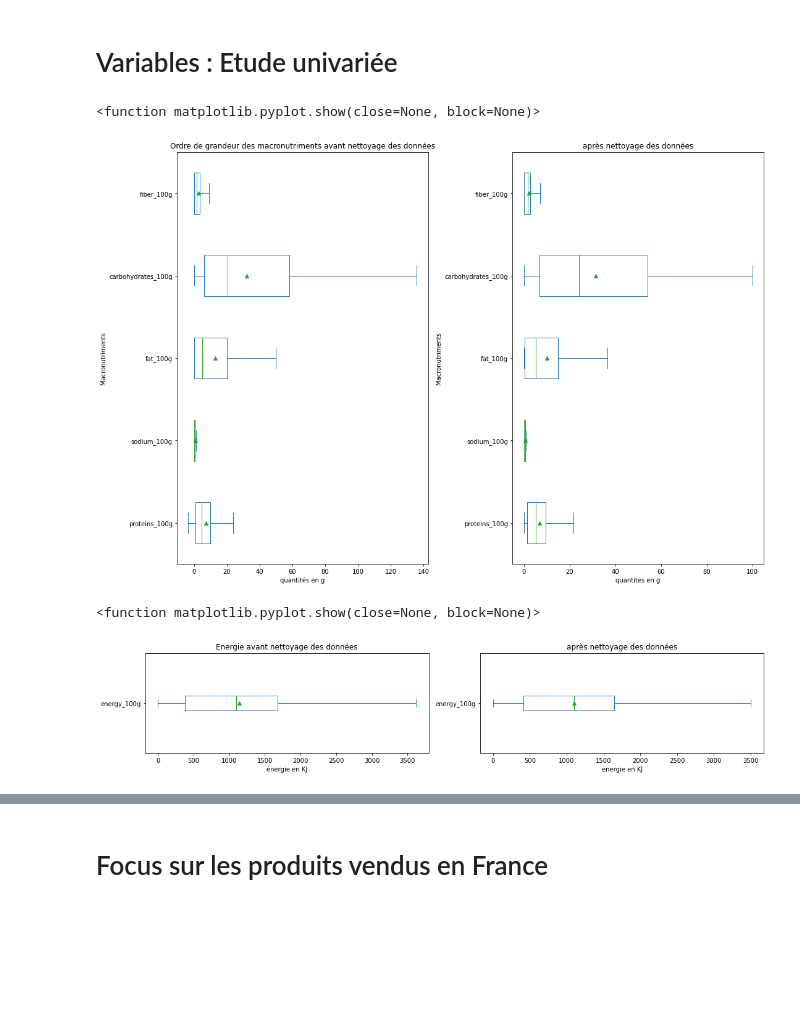
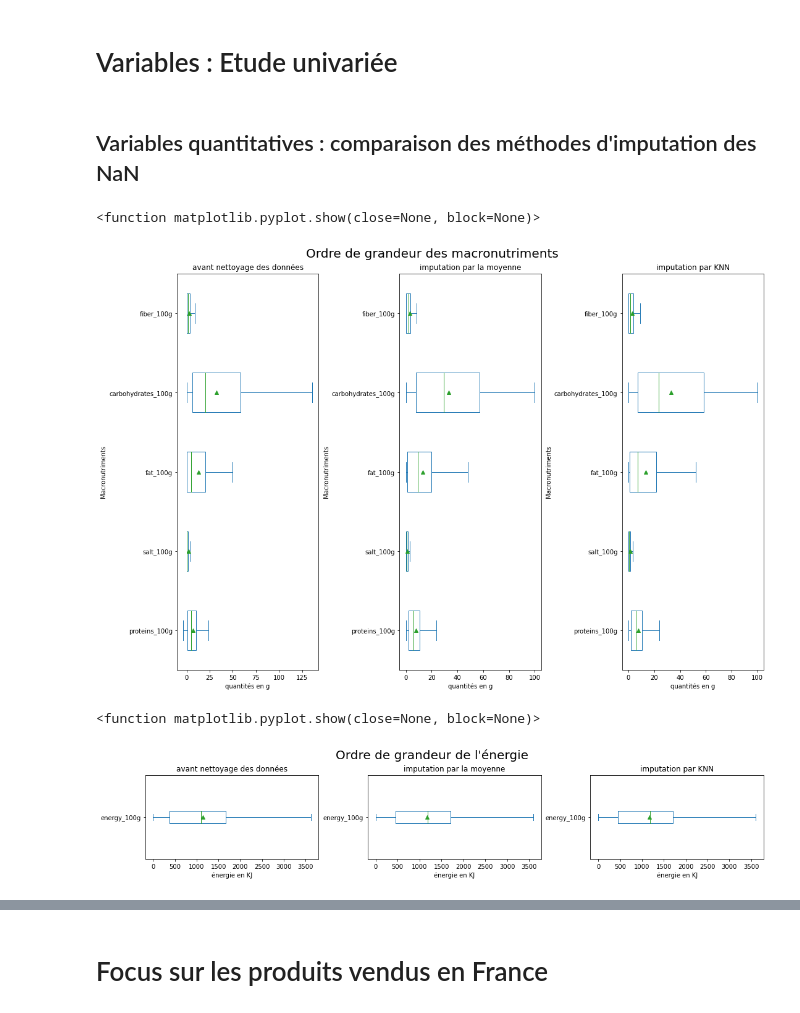
Before and after one commit to julien-IA/openfood, a Jupyter notebook: P3_Propre.ipynb, the cells around one changed output, grey strips where cells are left out. Drawn from its saved outputs; the diff is of its cells as text; code cells hidden in the pictures; blank space fills up the shorter version.

```diff
--- a/P3_Propre.ipynb
+++ b/P3_Propre.ipynb
@@ -16,19 +17,12 @@ from sklearn import preprocessing
 # %%
 # On importe le fichier csv depuis l'url
-
-#Téléchargement de l'archive depuis l'adresse web
-#request = requests.get("https://s3-eu-west-1.amazonaws.com/static.oc-static.com/prod/courses/files/parcours-data-scientist/P2/fr.openfoodfacts.org.products.csv.zip")
-# on décompresse le fichier
-#zippedData = request.content
-#output = open("data",'wb')
-#output.write(zippedData)
-#output.close()
-#with ZipFile("data", 'r') as zip:
-#    zip.printdir()
-#    zip.extractall()
-
-# on charge le fichier dans un dataFrame
-data = pd.read_csv("fr.openfoodfacts.org.products.csv", sep='\t', decimal=".", low_memory=False)
+# on charge le fichier dans un dataFrame en forçant les types d'objets pour éviter les warnings d'import
+data = pd.read_csv("fr.openfoodfacts.org.products.csv", sep='\t', decimal=".",\
+                  dtype = {'code': 'object', 'created_t': 'object', 'last_modified_t': 'object',\
+                           'manufacturing_places':'object', 'manufacturing_places_tags':'object', \
+                          'emb_codes':'object', 'emb_codes_tags': 'object', 'first_packaging_code_geo':'object',\
+                          'cities':'object', 'cities_tags':'object','allergens':'object','allergens_fr':'object',\
+                          'traces':'object', 'traces_tags':'object', 'traces_fr':'object','ingredients_from_palm_oil_tags':'object'})
 # %% [markdown]
 # Fonctions
 # %%
@@ -276,7 +276,7 @@ On choisit de se concentrer sur les variables de composition des produits (macro
 # On conserve la variable main_category_fr qui est peut renseignée mais qui a un intérêt majeur pour l'étude
 
 quali = ['code','url','countries_fr','product_name','brands','ingredients_text','additives','main_category_fr']
-quanti_100g = ['proteins_100g','sodium_100g','fat_100g','carbohydrates_100g','fiber_100g']
+quanti_100g = ['proteins_100g','salt_100g','fat_100g','carbohydrates_100g','fiber_100g']
 quanti_nbr = ['additives_n']
 quanti_energie = ['energy_100g']
 quanti_nutriscore = ['nutrition-score-fr_100g']
@@ -430,31 +551,44 @@ Nombre de lignes supprimées au total : 203417
 # %% [markdown]
 # Variables : Etude univariée
+# %% [markdown]
+## Variables quantitatives : comparaison des méthodes d'imputation des NaN
 # %%
-fig, axes = plt.subplots(nrows=1, ncols=2, constrained_layout=True, figsize=(15,10))
-ax1 = data_etudiee[quanti_100g].plot.box(showfliers=False, vert = False, showmeans = True, ax=axes[1])
+fig, axes = plt.subplots(nrows=1, ncols=3, constrained_layout=True, figsize=(15,10))
+ax1 = data_etudiee_moy[quanti_100g].plot.box(showfliers=False, vert = False, showmeans = True, ax=axes[1])
 ax1.set_xlabel("quantités en g")
 ax1.set_ylabel("Macronutriments")
-ax1.set_title("après nettoyage des données")
+ax1.set_title("imputation par la moyenne")
 
-ax2 = data[quanti_100g].plot.box(showfliers=False, vert = False, showmeans = True,ax=axes[0])
+ax2 = data_etudiee_KNN[quanti_100g].plot.box(showfliers=False, vert = False, showmeans = True, ax=axes[2])
 ax2.set_xlabel("quantités en g")
 ax2.set_ylabel("Macronutriments")
-ax2.set_title("Ordre de grandeur des macronutriments avant nettoyage des données")
+ax2.set_title("imputation par KNN")
+
+ax3 = data[quanti_100g].plot.box(showfliers=False, vert = False, showmeans = True,ax=axes[0])
+ax3.set_xlabel("quantités en g")
+ax3.set_ylabel("Macronutriments")
+ax3.set_title("avant nettoyage des données")
+plt.suptitle('Ordre de grandeur des macronutriments', fontsize = 20)
 plt.show
 # %% [output]
 <function matplotlib.pyplot.show(close=None, block=None)>
-[figure, old version]
+[figure, new version]
 # %%
-fig, axes = plt.subplots(nrows=1, ncols=2, constrained_layout=True, figsize=(15,3))
-ax3 = data['energy_100g'].plot.box(showfliers=False, vert = False, showmeans = True, ax=axes[0])
-ax3.set_xlabel("énergie en KJ")
-ax3.set_title("Energie avant nettoyage des données")
+fig, axes = plt.subplots(nrows=1, ncols=3, constrained_layout=True, figsize=(15,3))
+ax4 = data['energy_100g'].plot.box(showfliers=False, vert = False, showmeans = True, ax=axes[0])
+ax4.set_xlabel("énergie en KJ")
+ax4.set_title("avant nettoyage des données")
 
-ax4 = data_etudiee['energy_100g'].plot.box(showfliers=False, showmeans = True, vert = False,ax=axes[1])
-ax4.set_xlabel("énergie en KJ")
-ax4.set_title("après nettoyage des données")
+ax5 = data_etudiee_moy['energy_100g'].plot.box(showfliers=False, showmeans = True, vert = False,ax=axes[1])
+ax5.set_xlabel("énergie en KJ")
+ax5.set_title("imputation par la moyenne")
+
+ax6 = data_etudiee_KNN['energy_100g'].plot.box(showfliers=False, showmeans = True, vert = False,ax=axes[2])
+ax6.set_xlabel("énergie en KJ")
+ax6.set_title("imputation par KNN")
+plt.suptitle('Ordre de grandeur de l\'énergie', fontsize = 20)
 plt.show
 # %% [output]
 <function matplotlib.pyplot.show(close=None, block=None)>
-[figure, old version]
+[figure, new version]
 # %%
```
Also changed, not shown: parts of 78 cells of this notebook, 1 other file.
